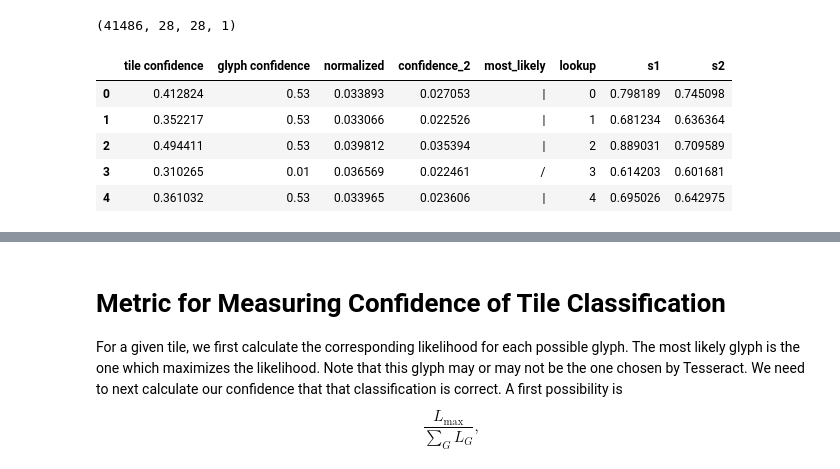
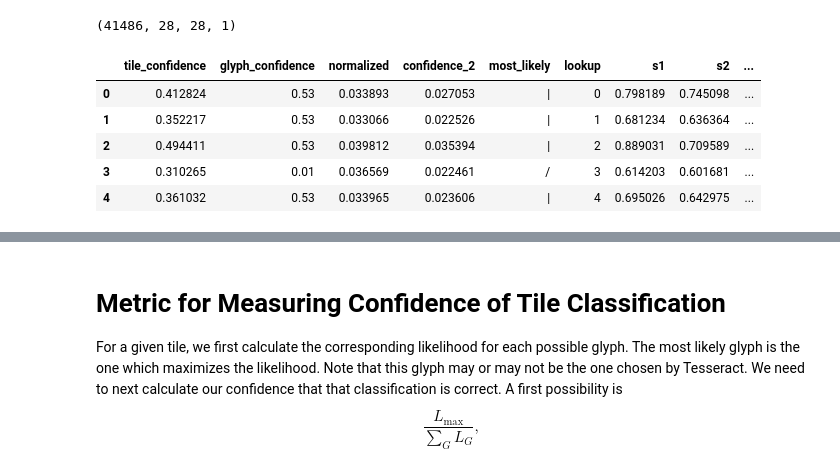
Before and after one commit to ggdhines/historical-transcriptions, a Jupyter notebook: notebooks/glyph estimation.ipynb, the cells around one changed output, grey strips where cells are left out. Drawn from its saved outputs; the diff is of its cells as text; code cells hidden in the pictures.

```diff
--- a/notebooks/glyph estimation.ipynb
+++ b/notebooks/glyph estimation.ipynb
@@ -216,49 +235,60 @@ confidence_df = []
 
 m2 = median_glyphs < 250
 
-for index in range(1000):
+for index in range(10000):
     m1 = tile_images[index] < 250
+    ch = tile_df.loc[index,"character"]
 
     t1 = np.sum(np.logical_and(m1,m2).astype(int),axis=(1,2))
     t2 = np.sum(np.logical_and(~m1,m2).astype(int),axis=(1,2))
     t3 = np.sum(np.logical_and(m1,~m2).astype(int),axis=(1,2))
 
-#     print(t1,t2,t3)
     assert np.max((t1+t2+t3)) > 0
     likelyhoods = t1/(t1+t2+t3)
-#     print(likelyhoods)
-
-
-#     likelyhoods = likelyhoods.fillna(0)
 
     argmax = np.argmax(likelyhoods)
     most_likely_character = glyph_lookup[argmax]
 
-#     base_line = np.array([1/len(glyph_lookup) for _ in glyph_lookup])
-
     likelyhoods = likelyhoods.reshape((likelyhoods.shape[0]))#/np.sum(likelyhoods)
-#     e = entropy(likelyhoods)
 
     s = np.sort(likelyhoods)[::-1]
     confidence = s[0]**2/(s[0]+s[1])
     normalized_confidence = s[0]/np.sum(likelyhoods)
     confidence_2 = s[0]**2/np.sum(likelyhoods)
 
+    # since the above method will not always chose the same character as Tesseract, we also need to find
+    # the confidence according to the character which Tesseract chose
+    tesseract_index = glyph_lookup.index(ch)
+    likelyhoods_with_index = list(zip(range(len(likelyhoods)),likelyhoods))
+    likelyhoods_with_index = sorted(likelyhoods_with_index, key = lambda x:x[1],reverse=True)
+
+    tesseract_likelyhood = likelyhoods[tesseract_index]
+
+    # find the most likely character which is not the one Tesseract chose
+    if likelyhoods_with_index[0][0] == tesseract_index:
+        second_highest_likelyhood = likelyhoods_with_index[1][1]
+    else:
+        second_highest_likelyhood = likelyhoods_with_index[0][1]
+
+    tesseract_confidence = tesseract_likelyhood**2/(tesseract_likelyhood+second_highest_likelyhood)
+
     c = glyph_confidence.loc[glyph_confidence["character"] == most_likely_character,"confidence"].values[0]
-    confidence_df.append({"tile confidence":confidence,
-                          "glyph confidence":c,
+    confidence_df.append({"tile_confidence":confidence,
+                          "glyph_confidence":c,
                           "normalized":normalized_confidence,
                           "confidence_2":confidence_2,
                           "most_likely":most_likely_character,
                           "lookup":index,
                           "s1":s[0],
-                          "s2":s[1]})
+                          "s2":s[1],
+                          "tesseract_character":ch,
+                          "tesseract_confidence":tesseract_confidence})
 confidence_df = pd.DataFrame(confidence_df)
 confidence_df.head()
 # %% [output]
-|  | tile confidence | glyph confidence | normalized | confidence_2 | most_likely | lookup | s1 | s2 |
-| 0 | 0.412824 | 0.53 | 0.033893 | 0.027053 | | | 0 | 0.798189 | 0.745098 |
-| 1 | 0.352217 | 0.53 | 0.033066 | 0.022526 | | | 1 | 0.681234 | 0.636364 |
-| 2 | 0.494411 | 0.53 | 0.039812 | 0.035394 | | | 2 | 0.889031 | 0.709589 |
-| 3 | 0.310265 | 0.01 | 0.036569 | 0.022461 | / | 3 | 0.614203 | 0.601681 |
-| 4 | 0.361032 | 0.53 | 0.033965 | 0.023606 | | | 4 | 0.695026 | 0.642975 |
+|  | tile_confidence | glyph_confidence | normalized | confidence_2 | most_likely | lookup | s1 | s2 | ... |
+| 0 | 0.412824 | 0.53 | 0.033893 | 0.027053 | | | 0 | 0.798189 | 0.745098 | ... |
+| 1 | 0.352217 | 0.53 | 0.033066 | 0.022526 | | | 1 | 0.681234 | 0.636364 | ... |
+| 2 | 0.494411 | 0.53 | 0.039812 | 0.035394 | | | 2 | 0.889031 | 0.709589 | ... |
+| 3 | 0.310265 | 0.01 | 0.036569 | 0.022461 | / | 3 | 0.614203 | 0.601681 | ... |
+| 4 | 0.361032 | 0.53 | 0.033965 | 0.023606 | | | 4 | 0.695026 | 0.642975 | ... |
```
Also changed, not shown: parts of 10 cells of this notebook.
